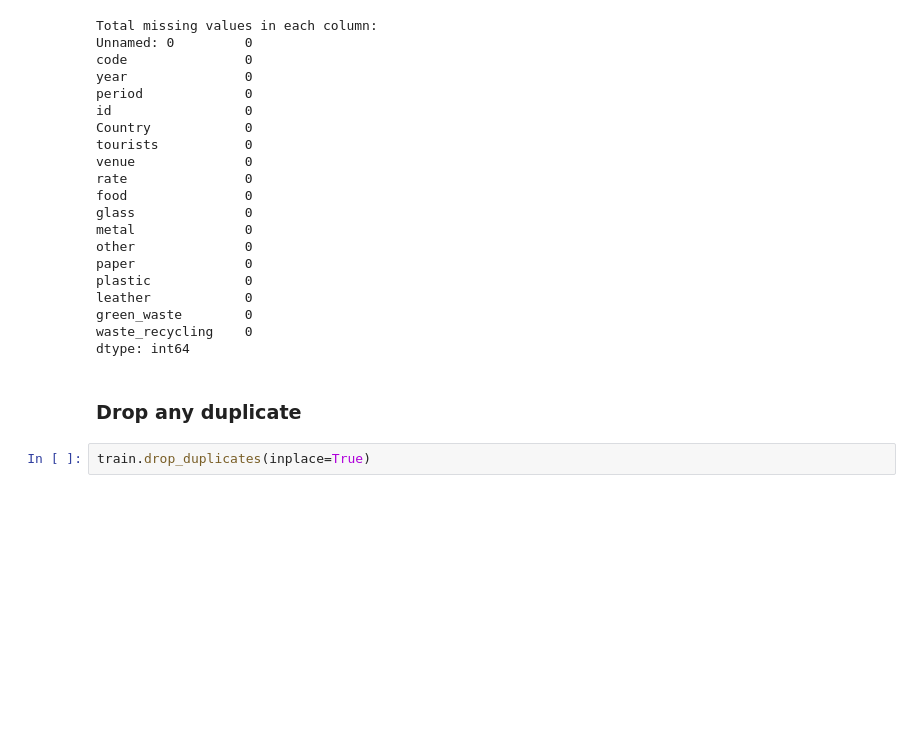
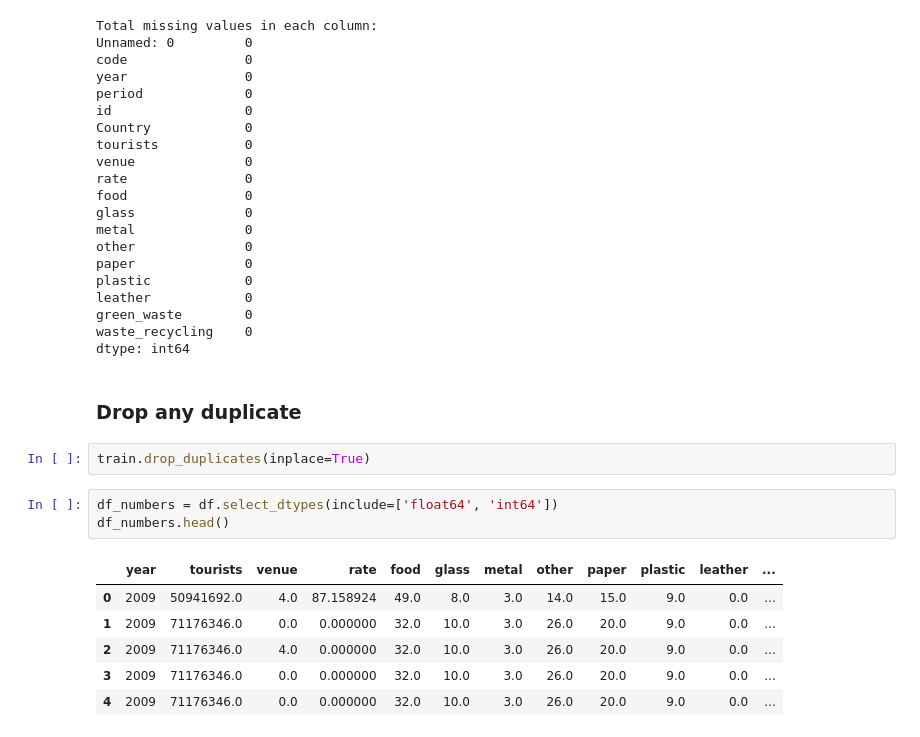
Before and after one commit to Cassette86/Green_ai_project_Water_polution, a Jupyter notebook: water_pollution_dataset/main.ipynb, the cells around one changed output. Drawn from its saved outputs; the diff is of its cells as text; blank space fills up the shorter version.

```diff
--- a/water_pollution_dataset/main.ipynb
+++ b/water_pollution_dataset/main.ipynb
@@ -109,3 +111,13 @@ dtype: int64
 ### Drop any duplicate
 # %%
 train.drop_duplicates(inplace=True)
+# %%
+df_numbers = df.select_dtypes(include=['float64', 'int64'])
+df_numbers.head()
+# %% [output]
+|  | year | tourists | venue | rate | food | glass | metal | other | paper | plastic | leather | ... |
+| 0 | 2009 | 50941692.0 | 4.0 | 87.158924 | 49.0 | 8.0 | 3.0 | 14.0 | 15.0 | 9.0 | 0.0 | ... |
+| 1 | 2009 | 71176346.0 | 0.0 | 0.000000 | 32.0 | 10.0 | 3.0 | 26.0 | 20.0 | 9.0 | 0.0 | ... |
+| 2 | 2009 | 71176346.0 | 4.0 | 0.000000 | 32.0 | 10.0 | 3.0 | 26.0 | 20.0 | 9.0 | 0.0 | ... |
+| 3 | 2009 | 71176346.0 | 0.0 | 0.000000 | 32.0 | 10.0 | 3.0 | 26.0 | 20.0 | 9.0 | 0.0 | ... |
+| 4 | 2009 | 71176346.0 | 0.0 | 0.000000 | 32.0 | 10.0 | 3.0 | 26.0 | 20.0 | 9.0 | 0.0 | ... |
```
Also changed, not shown: parts of 2 cells of this notebook.
